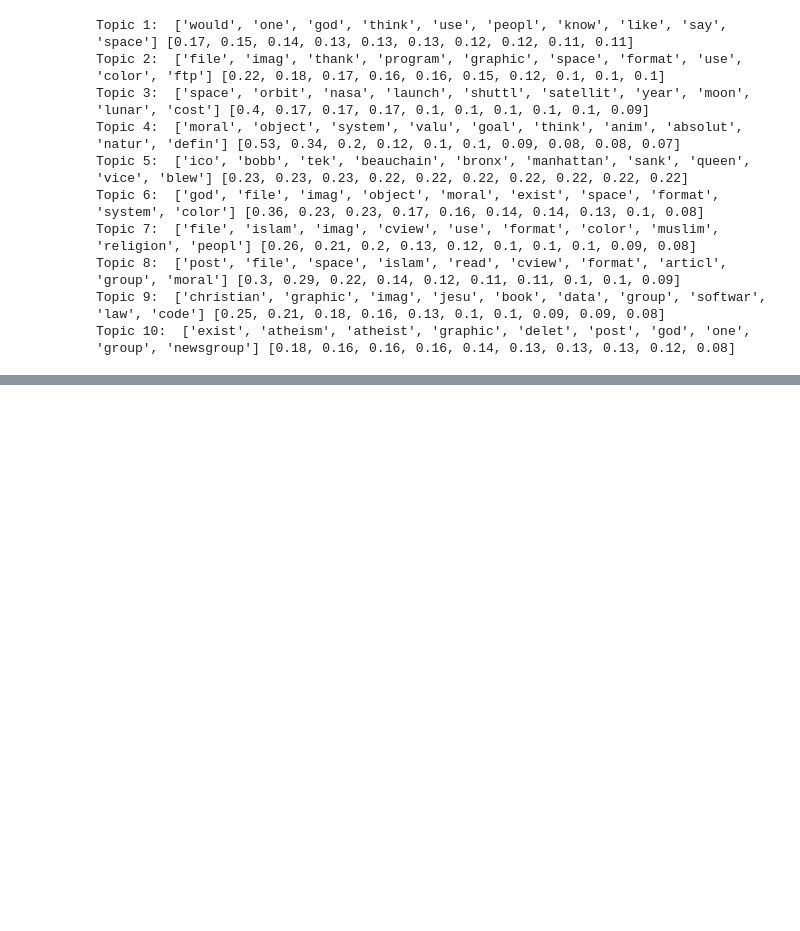
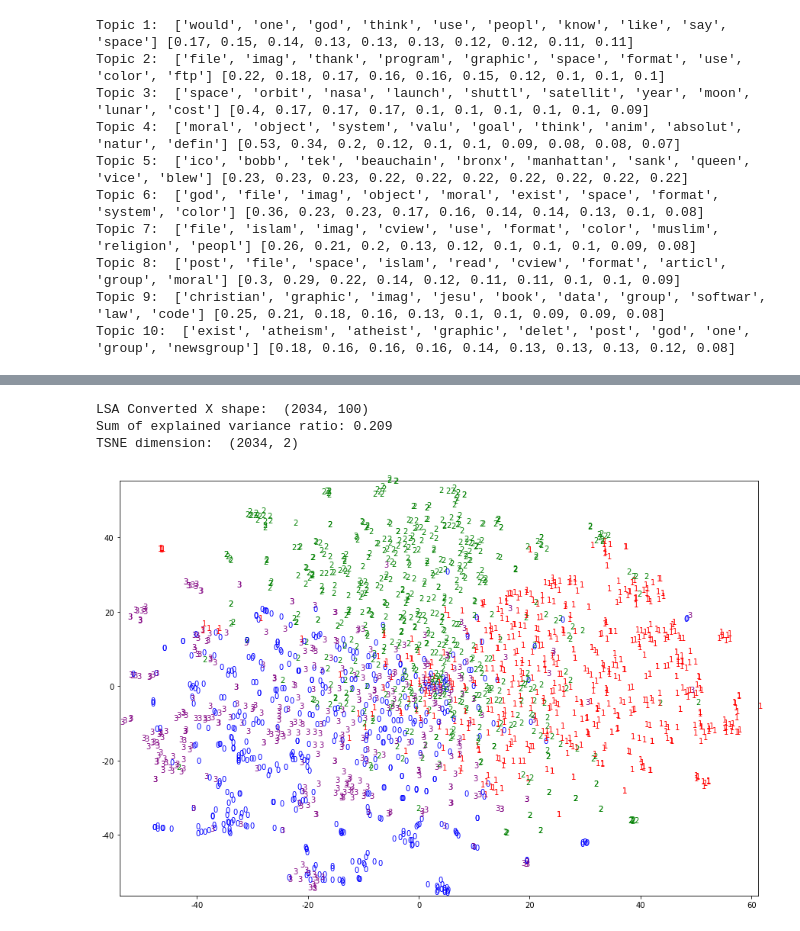
Before and after one commit to devamateur/text-mining-practice, a Jupyter notebook: ch6_차원축소_연습/lsa.ipynb, the cells around one changed output, grey strips where cells are left out. Cells and saved outputs as stored; diff of their text form; code cells hidden in the pictures; blank space fills up the shorter version.

```diff
--- a/ch6_차원축소_연습/lsa.ipynb
+++ b/ch6_차원축소_연습/lsa.ipynb
@@ -218,0 +273,21 @@ Topic 10:  ['exist', 'atheism', 'atheist', 'graphic', 'delet', 'post', 'god', 'o
+# %%
+# 2. LSA로 차원축소한 뒤 tSNE로 시각화
+svd = TruncatedSVD(n_components=100, random_state=1)
+X_train_lsa = svd.fit_transform(X_train_tfidf)
+X_test_lsa = svd.transform(X_test_tfidf)
+
+print("LSA Converted X shape: ", X_train_lsa.shape)
+
+print("Sum of explained variance ratio: {:.3f}".format(svd.explained_variance_ratio_.sum()))
+
+tsne = TSNE(n_components=2, random_state=7)
+tsne_lsa = tsne.fit_transform(X_train_lsa)
+print("TSNE dimension: ", tsne_tfidf.shape)
+
+tsne_graph(tsne_lsa, y_train)
+# 오 확실히 lsa로 차원축소한 경우가 카테고리에 따라 분류되어 있음
+# %% [output]
+LSA Converted X shape:  (2034, 100)
+Sum of explained variance ratio: 0.209
+TSNE dimension:  (2034, 2)
+[figure, added]
```
Also changed, not shown: parts of 4 cells of this notebook.
